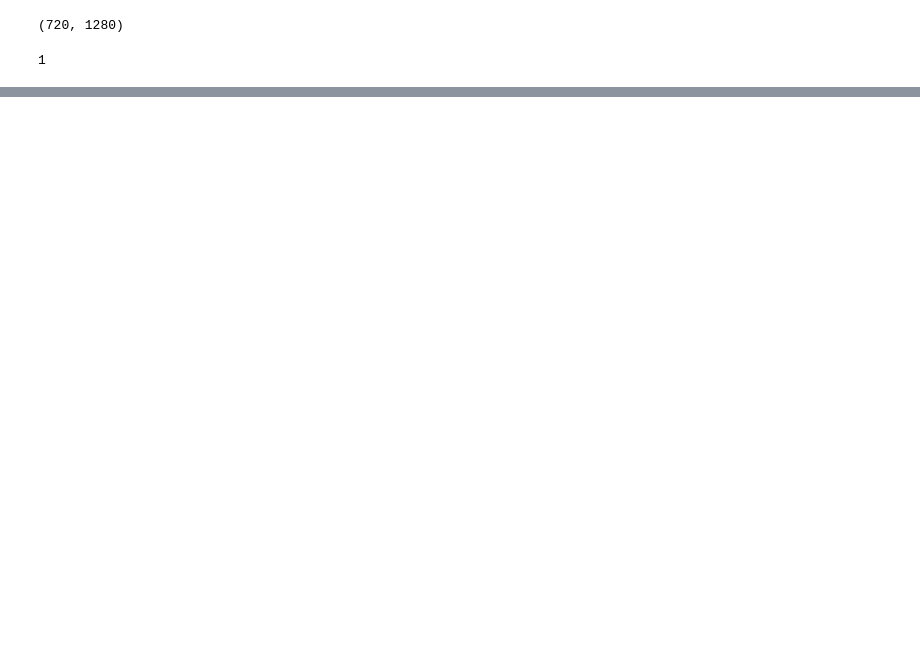
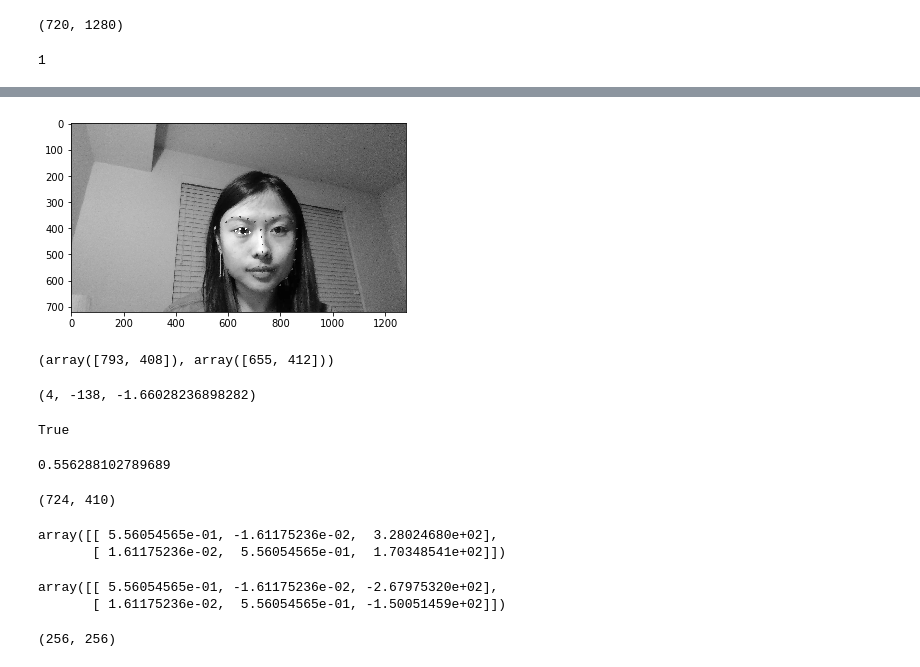
Before and after one commit to typedt/facial-emotion-recognition, a Jupyter notebook: notebooks/demo.ipynb, the cells around one changed output, grey strips where cells are left out. Drawn from its saved outputs; the diff is of its cells as text; code cells hidden in the pictures; blank space fills up the shorter version.

```diff
--- a/notebooks/demo.ipynb
+++ b/notebooks/demo.ipynb
@@ -46,0 +92,71 @@ landmarks = np.asarray([(shape.part(i).x, shape.part(i).y) for i in range(68)])
+# %%
+gray = reset_gray(frame)
+for (x,y) in rightEyePts: #There are 68 landmark points on each face
+    cv2.circle(gray, (x, y), 1, 255, thickness=5)
+plt.imshow(gray, cmap='gray', vmin=0, vmax=255)
+plt.show()
+# %% [output]
+[figure, added]
+# %%
+# compute the center of mass for each eye
+leftEyeCenter = leftEyePts.mean(axis=0).astype("int")
+rightEyeCenter = rightEyePts.mean(axis=0).astype("int")
+(leftEyeCenter, rightEyeCenter)
+# %% [output]
+(array([793, 408]), array([655, 412]))
+# %%
+# calculate the rotation angle
+dY = rightEyeCenter[1] - leftEyeCenter[1]
+dX = rightEyeCenter[0] - leftEyeCenter[0]
+angle = np.degrees(np.arctan2(dY, dX)) - 180
+(dY, dX, angle)
+# %% [output]
+(4, -138, -1.66028236898282)
+# %%
+dist1 = np.sqrt((dX ** 2) + (dY ** 2))
+dist2 = np.linalg.norm(leftEyeCenter - rightEyeCenter)
+dist1 == dist2
+# %% [output]
+True
+# %%
+# calculate scale
+desiredFaceWidth=256
+desiredFaceHeight=256
+desiredLeftEye=(0.35, 0.35)
+dist = np.linalg.norm(leftEyeCenter - rightEyeCenter)
+desiredDist = 1.0 - 2 * desiredLeftEye[0]
+desiredDist *= desiredFaceWidth
+scale = desiredDist / dist
+scale
+# %% [output]
+0.556288102789689
+# %%
+eyesCenter = ((leftEyeCenter[0] + rightEyeCenter[0]) // 2, (leftEyeCenter[1] + rightEyeCenter[1]) // 2)
+eyesCenter
+# %% [output]
+(724, 410)
+# %%
+M = cv2.getRotationMatrix2D(eyesCenter, angle, scale)
+M
+# %% [output]
+array([[ 5.56054565e-01, -1.61175236e-02,  3.28024680e+02],
+       [ 1.61175236e-02,  5.56054565e-01,  1.70348541e+02]])
+# %%
+# update the translation component of the matrix
+# TODO: figure this out
+tX = desiredFaceWidth * 0.5
+tY = desiredFaceHeight * desiredLeftEye[1]
+M[0, 2] += (tX - eyesCenter[0])
+M[1, 2] += (tY - eyesCenter[1])
+M
+# %% [output]
+array([[ 5.56054565e-01, -1.61175236e-02, -2.67975320e+02],
+       [ 1.61175236e-02,  5.56054565e-01, -1.50051459e+02]])
+# %%
+# apply the affine transformation
+gray = reset_gray(frame)
+(w, h) = (desiredFaceWidth, desiredFaceHeight)
+output = cv2.warpAffine(gray, M, (w, h),flags=cv2.INTER_CUBIC)
+output.shape
+# %% [output]
+(256, 256)
```
Also changed, not shown: parts of 8 cells of this notebook, 2 other files.
